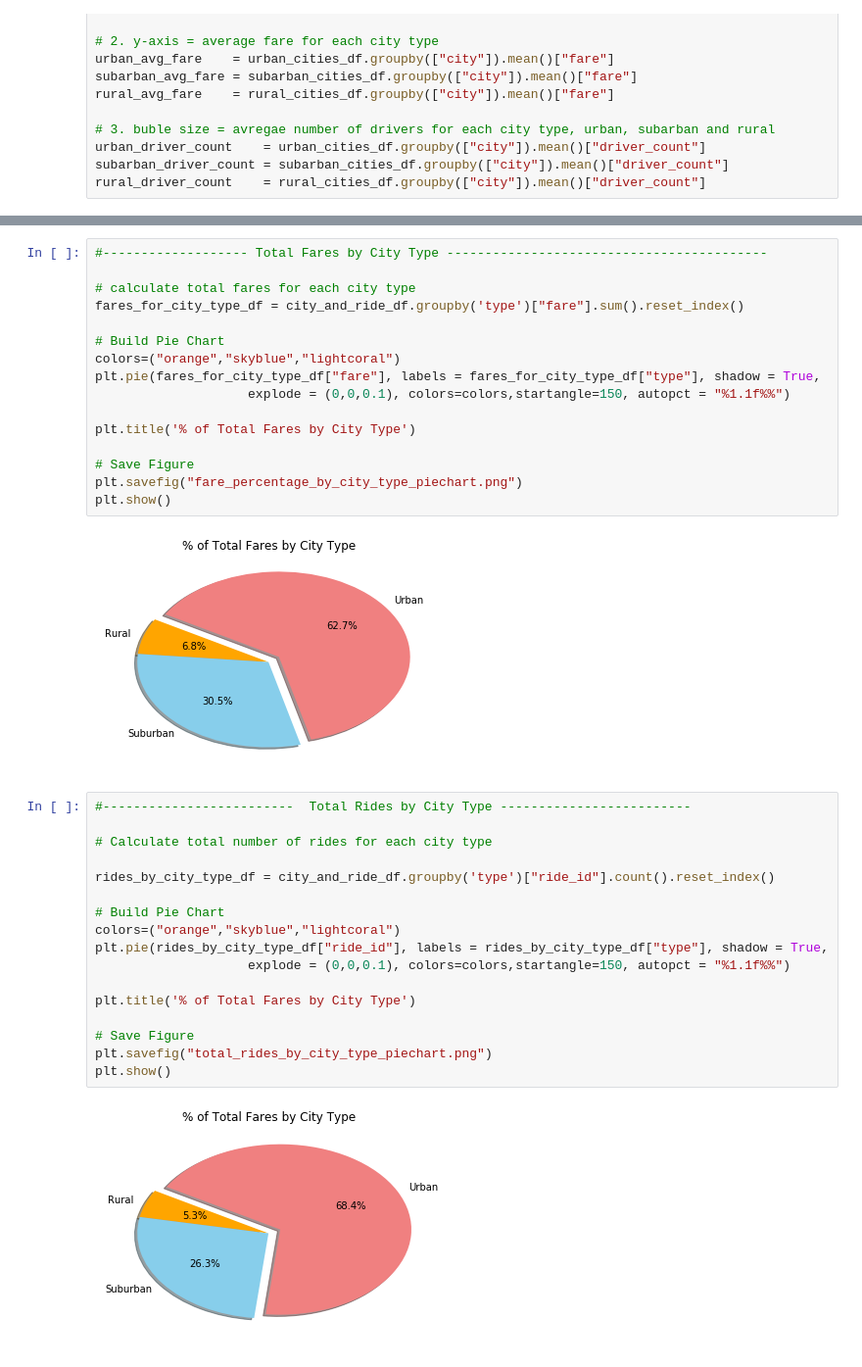
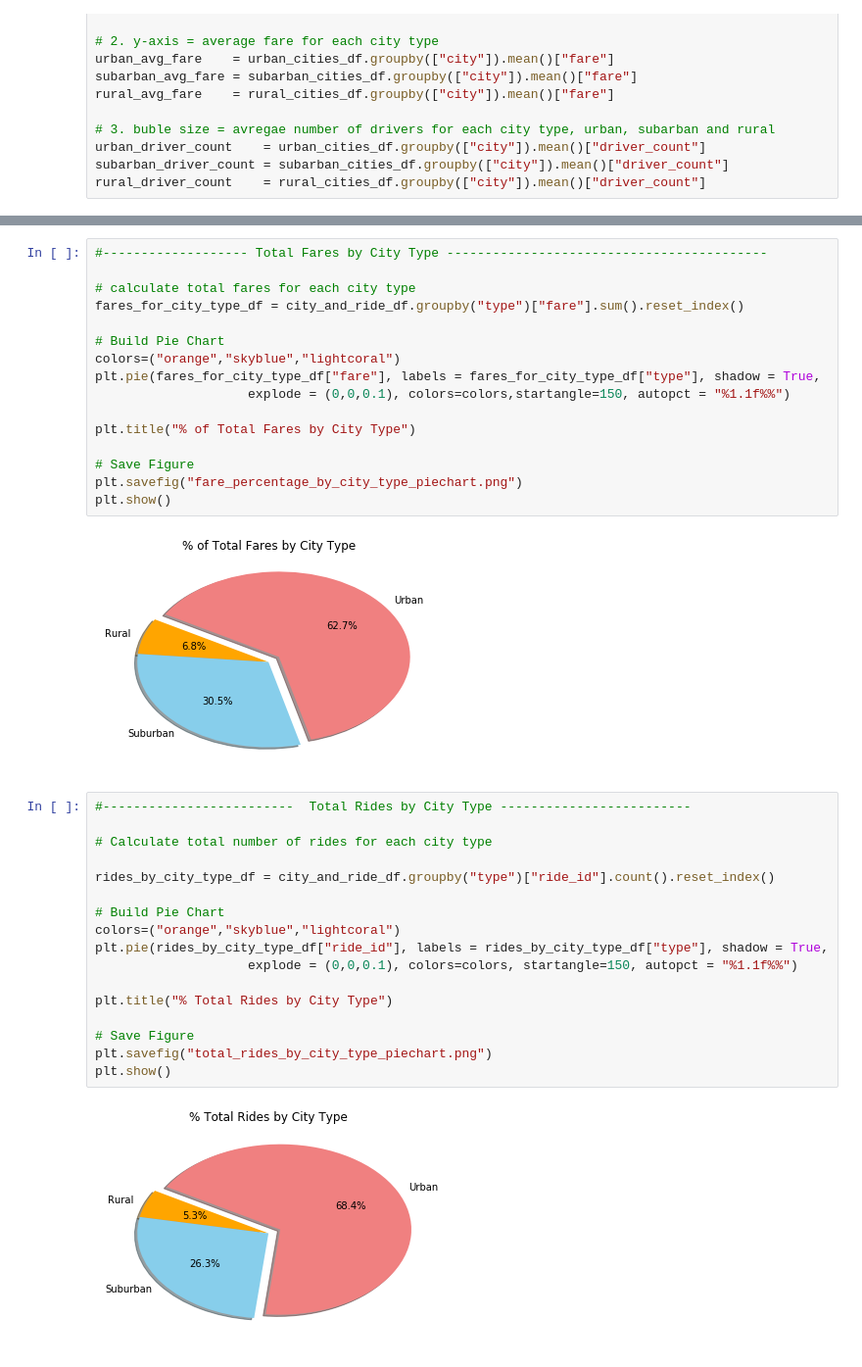
Before and after one commit to salizadeh10/Pyber, a Jupyter notebook: Pyber.ipynb, the cells around one changed output, grey strips where cells are left out. Shown at 98% size. Cells and saved outputs as stored; diff of their text form.

```diff
--- a/Pyber.ipynb
+++ b/Pyber.ipynb
@@ -92,14 +90,14 @@ plt.show()
 #------------------- Total Fares by City Type ------------------------------------------
 
 # calculate total fares for each city type
-fares_for_city_type_df = city_and_ride_df.groupby('type')["fare"].sum().reset_index()
+fares_for_city_type_df = city_and_ride_df.groupby("type")["fare"].sum().reset_index()
 
 # Build Pie Chart
 colors=("orange","skyblue","lightcoral")
 plt.pie(fares_for_city_type_df["fare"], labels = fares_for_city_type_df["type"], shadow = True,
                     explode = (0,0,0.1), colors=colors,startangle=150, autopct = "%1.1f%%")
 
-plt.title('% of Total Fares by City Type')
+plt.title("% of Total Fares by City Type")
 
 # Save Figure
 plt.savefig("fare_percentage_by_city_type_piechart.png")
@@ -109,19 +107,19 @@ plt.show()
 # %%
 #-------------------------  Total Rides by City Type -------------------------
 
 # Calculate total number of rides for each city type
 
-rides_by_city_type_df = city_and_ride_df.groupby('type')["ride_id"].count().reset_index()
+rides_by_city_type_df = city_and_ride_df.groupby("type")["ride_id"].count().reset_index()
 
 # Build Pie Chart
 colors=("orange","skyblue","lightcoral")
 plt.pie(rides_by_city_type_df["ride_id"], labels = rides_by_city_type_df["type"], shadow = True,
-                    explode = (0,0,0.1), colors=colors,startangle=150, autopct = "%1.1f%%")
+                    explode = (0,0,0.1), colors=colors, startangle=150, autopct = "%1.1f%%")
 
-plt.title('% of Total Fares by City Type')
+plt.title("% Total Rides by City Type")
 
 # Save Figure
 plt.savefig("total_rides_by_city_type_piechart.png")
 plt.show()
 # %% [output]
-[figure, old version]
+[figure, new version]
```
Also changed, not shown: parts of 3 cells of this notebook, 4 other files.
